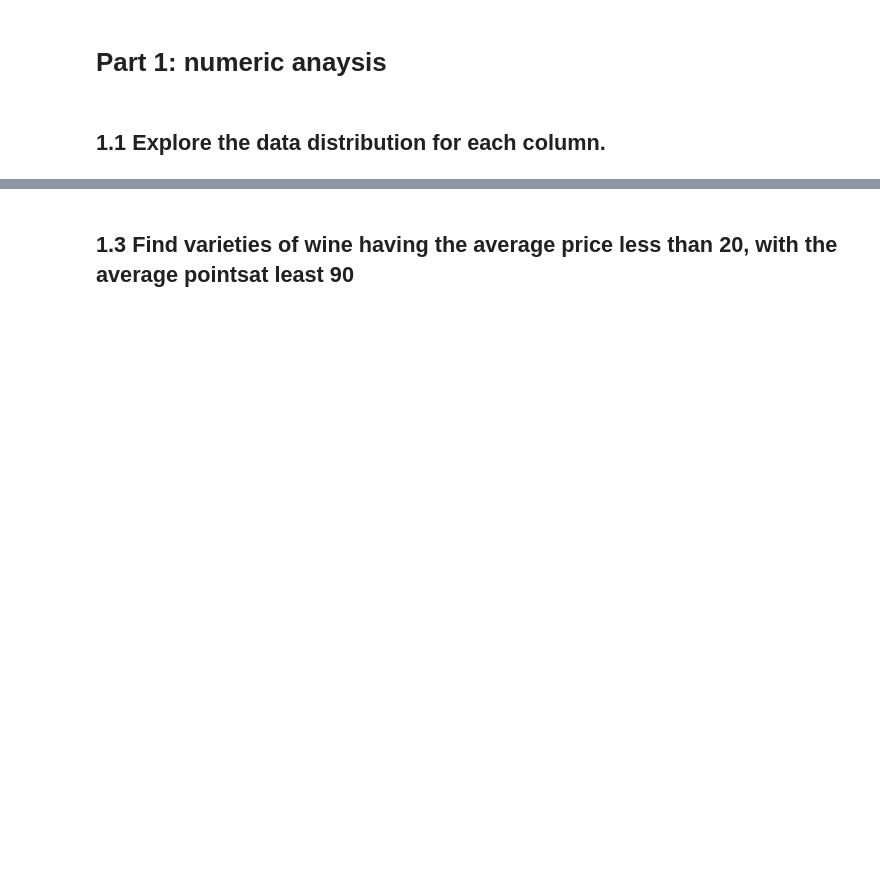
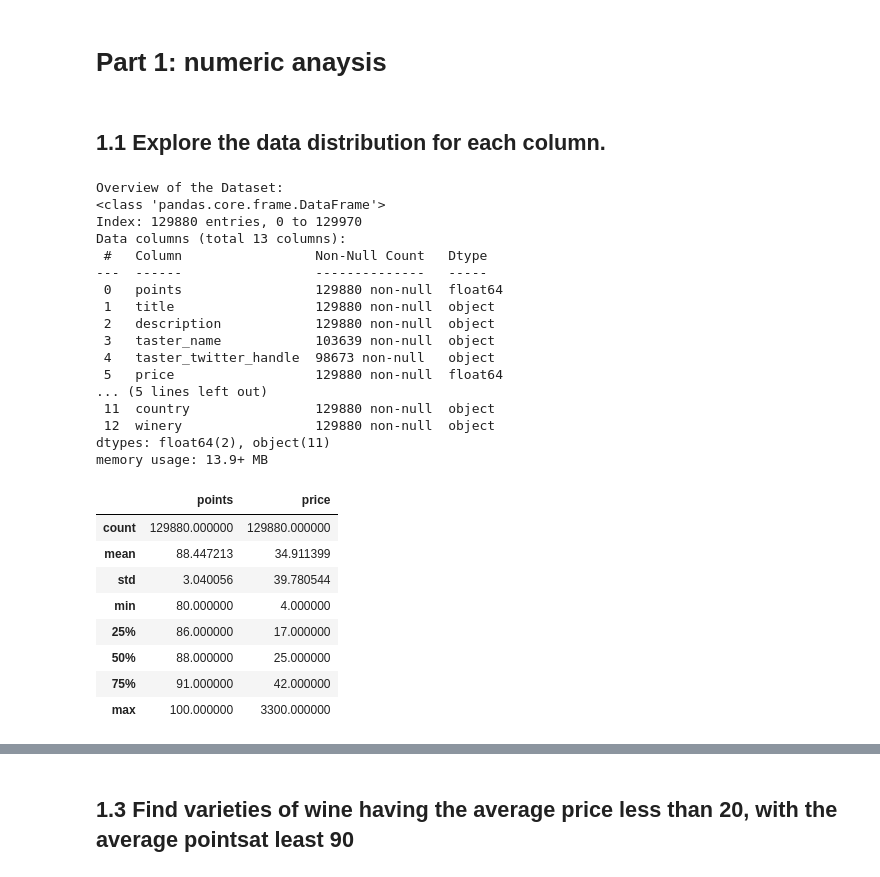
Before and after one commit to shrutik-panchal/wine-rating-analysis-for-hotel, a Jupyter notebook: notebooks/wine_rating_sourcing_analysis.ipynb, the cells around one changed output, grey strips where cells are left out. Drawn from its saved outputs; the diff is of its cells as text; code cells hidden in the pictures; blank space fills up the shorter version.

```diff
--- a/notebooks/wine_rating_sourcing_analysis.ipynb
+++ b/notebooks/wine_rating_sourcing_analysis.ipynb
@@ -44,0 +60,22 @@ print("Total Data after removing the Invalid rows from price/points columns: ",
+# %%
+#--------------------------------------------------------------------------------------------------------------------------
+#--------------------------------------------------------------------------------------------------------------------------
+warnings.filterwarnings("ignore", category=RuntimeWarning)
+#--------------------------------------------------------------------------------------------------------------------------
+# Filling missing price/points with median values by country-variety pair
+# Price
+wine_data["price"] = wine_data.groupby(["country", "variety"])["price"].transform(
+    lambda x: x.fillna((x.median()))
+    )
+# Points
+wine_data["points"] = wine_data.groupby(["country", "variety"])["points"].transform(
+     lambda x: x.fillna(x.median())
+     )
+
+# Again Counting missing price/points
+missing_mask = wine_data["price"].isna() | wine_data["points"].isna()
+n_missing = missing_mask.sum()
+
+print(f"Invalid price/points rows: {n_missing}")
+#--------------------------------------------------------------------------------------------------------------------------
+#--------------------------------------------------------------------------------------------------------------------------
@@ -49,11 +103,34 @@ print("Total Data after removing the Invalid rows from price/points columns: ",
 # %%
 #--------------------------------------------------------------------------------------------------------------------------
 # Dataset Overview
 print("Overview of the Dataset: ")
-wData.info()
-print("\n\n")
+wine_data.info()
 #--------------------------------------------------------------------------------------------------------------------------
-# Columnwise detail information
-for column in list(wData):
-    print(wData[column].describe(), "\n\n") # Columnwise description printing
-#--------------------------------------------------------------------------------------------------------------------------
+wine_data[["points", "price"]].describe()
+# %% [output]
+Overview of the Dataset:
+<class 'pandas.core.frame.DataFrame'>
+Index: 129880 entries, 0 to 129970
+Data columns (total 13 columns):
+ #   Column                 Non-Null Count   Dtype
+---  ------                 --------------   -----
+ 0   points                 129880 non-null  float64
+ 1   title                  129880 non-null  object
+ 2   description            129880 non-null  object
+ 3   taster_name            103639 non-null  object
+ 4   taster_twitter_handle  98673 non-null   object
+ 5   price                  129880 non-null  float64
+... (5 lines left out)
+ 11  country                129880 non-null  object
+ 12  winery                 129880 non-null  object
+dtypes: float64(2), object(11)
+memory usage: 13.9+ MB
+|  | points | price |
+| count | 129880.000000 | 129880.000000 |
+| mean | 88.447213 | 34.911399 |
+| std | 3.040056 | 39.780544 |
+| min | 80.000000 | 4.000000 |
+| 25% | 86.000000 | 17.000000 |
+| 50% | 88.000000 | 25.000000 |
+| 75% | 91.000000 | 42.000000 |
+| max | 100.000000 | 3300.000000 |
```
Also changed, not shown: parts of 12 cells of this notebook.
